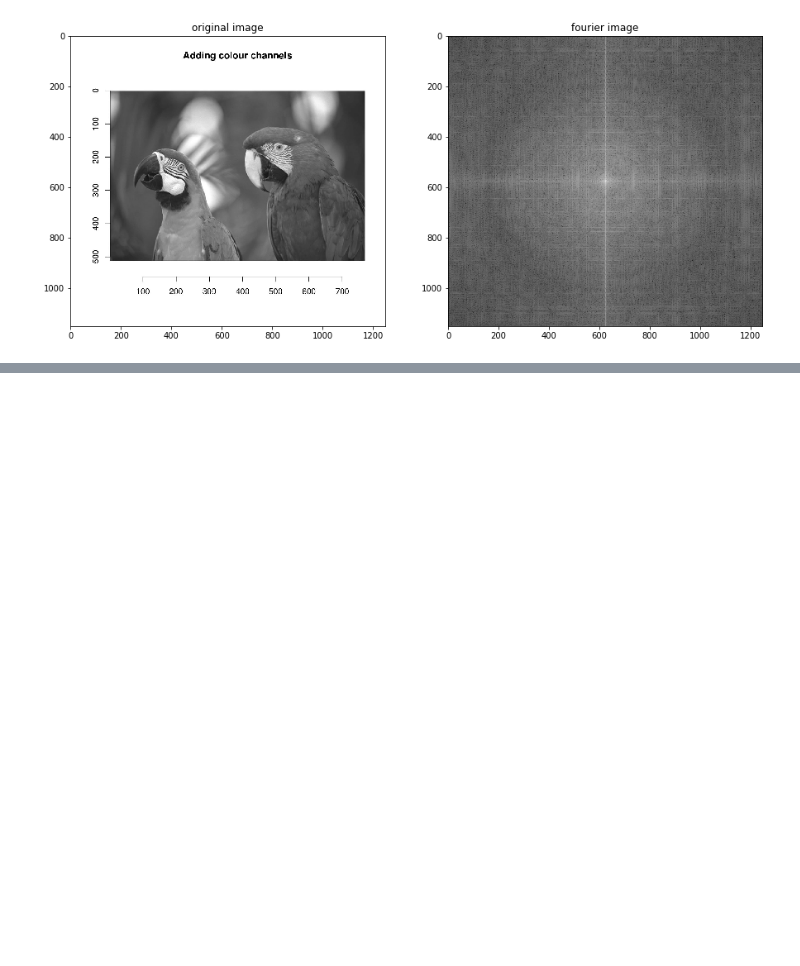
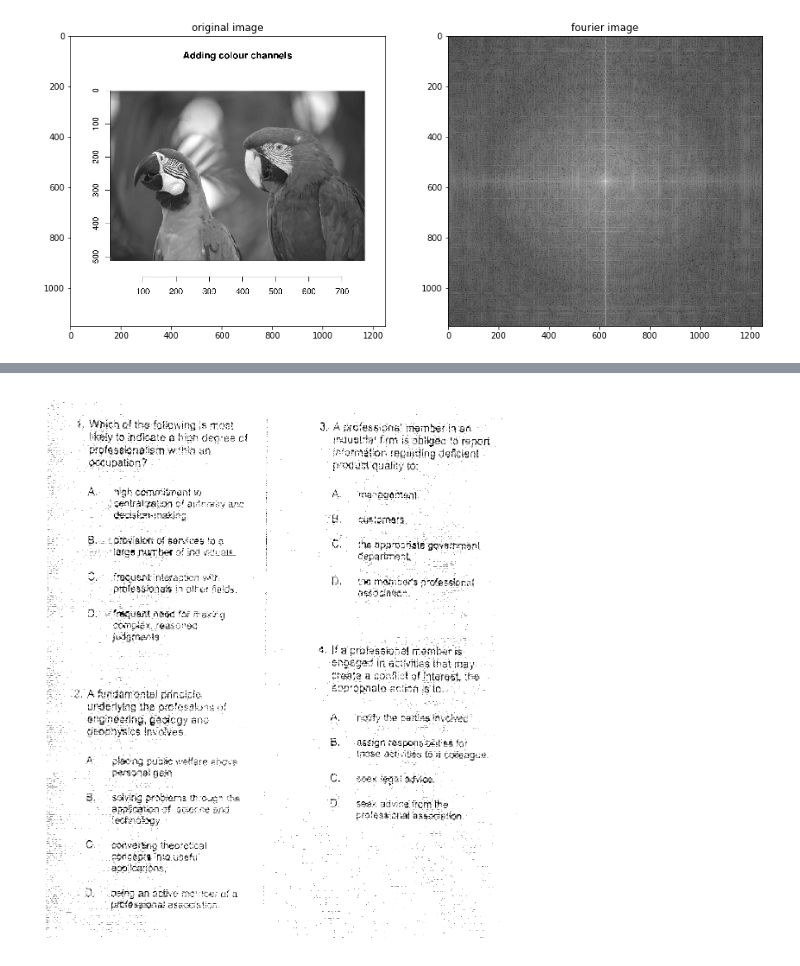
Before and after one commit to s-4-m-a-n/Image-processing-from-scratch, a Jupyter notebook: main.ipynb, the cells around one changed output, grey strips where cells are left out. Drawn from its saved outputs; the diff is of its cells as text; code cells hidden in the pictures; blank space fills up the shorter version.

```diff
--- a/main.ipynb
+++ b/main.ipynb
@@ -675,0 +726,10 @@ showImg(img,imgFFT,"fourier image")
+# %%
+
+SE = np.array([
+               [0,0],
+              ]) # 0 -> 1 in binaryImage (represents black) , 255 -> 0 in BinaryImage (represents white)
+# SE = np.zeros((5,5))
+dblErosion =erosion(erosionImg,SE,(0,0))
+dblErosion
+# %% [output]
+[figure, added]
```
Also changed, not shown: parts of 18 cells of this notebook.
